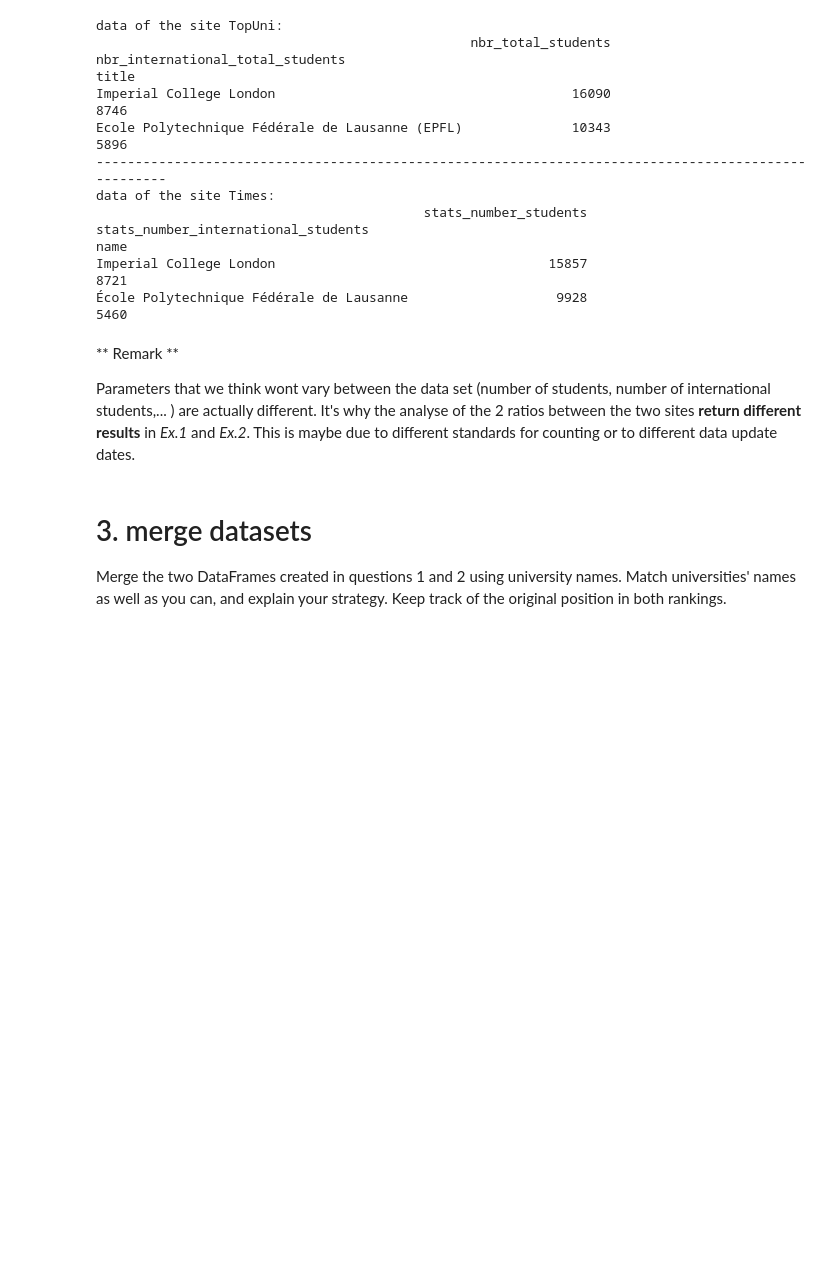
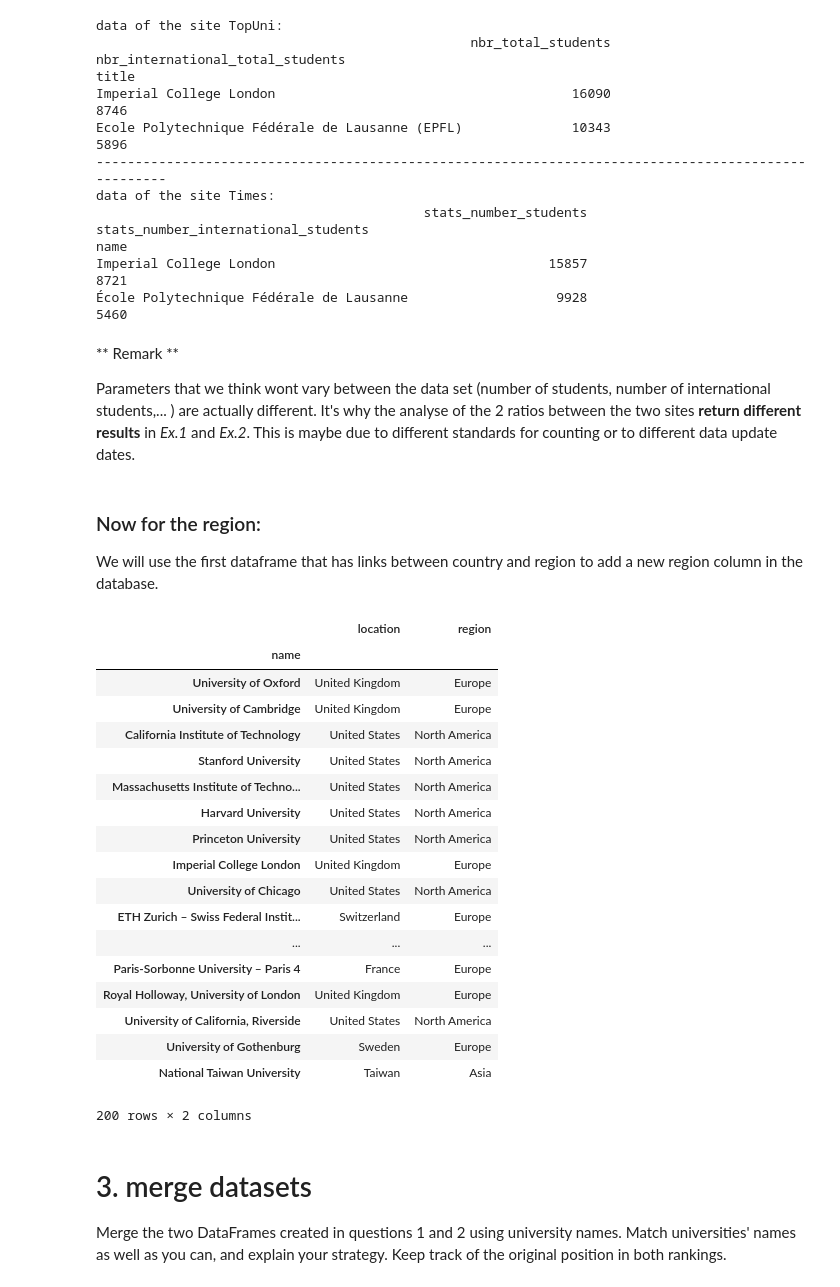
Before and after one commit to NicoBrun/ada2017, a Jupyter notebook: 02 - Data from the Web/Homework 2.ipynb, the cells around one changed output. Cells and saved outputs as stored; diff of their text form; code cells hidden in the pictures; blank space fills up the shorter version.

Commit message:
added mapping country -> region

```diff
--- a/02 - Data from the Web/Homework 2.ipynb
+++ b/02 - Data from the Web/Homework 2.ipynb
@@ -437,6 +437,51 @@ Imperial College London                                   15857
 <font color='MidnightBlue'>
 
 Parameters that we think wont vary between the data set (number of students, number of international students,... ) are actually different. It's why the analyse of the 2 ratios between the two sites **return different results** in _Ex.1_ and _Ex.2_. This is maybe due to different standards for counting or to different data update dates.
+# %% [markdown]
+### Now for the region:
+We will use the first dataframe that has links between country and region to add a new region column in the database.
+# %%
+mapCountryRegion = fullDataFrameTopUni200.copy()[['region','country']].drop_duplicates(subset=['region', 'country'], keep='first')
+mapCountryRegion = mapCountryRegion.set_index('country')
+
+def createRegionUsingCountry(row):
+    #we floor because the percentage are approximated and floored.
+    return mapCountryRegion.region.get(row['location'], np.nan)
+
+filteredDataFrame3 = fullDataFrameTimes200.copy()[['name','location']]
+filteredDataFrame3['region'] = filteredDataFrame3.apply (lambda row: createRegionUsingCountry (row),axis=1)
+#there is only 2 countries that are not in the first dataframe: russian federation and luxembourg, so we can add them by hand
+#na_free = filteredDataFrame3.dropna()
+#only_na = filteredDataFrame3[~filteredDataFrame3.index.isin(na_free.index)]
+#only_na represent the list of country that have no regions
+#only_na
+#Russia
+filteredDataFrame3 = filteredDataFrame3.set_index('name')
+filteredDataFrame3.set_value('Lomonosov Moscow State University','region','Europe')
+#Luxembourg
+filteredDataFrame3.set_value('University of Luxembourg','region','Europe')
+
+filteredDataFrame3
+# %% [output]
+|  | location | region |
+| name |  |  |
+| University of Oxford | United Kingdom | Europe |
+| University of Cambridge | United Kingdom | Europe |
+| California Institute of Technology | United States | North America |
+| Stanford University | United States | North America |
+| Massachusetts Institute of Techno... | United States | North America |
+| Harvard University | United States | North America |
+| Princeton University | United States | North America |
+| Imperial College London | United Kingdom | Europe |
+| University of Chicago | United States | North America |
+| ETH Zurich – Swiss Federal Instit... | Switzerland | Europe |
+| ... | ... | ... |
+| Paris-Sorbonne University – Paris 4 | France | Europe |
+| Royal Holloway, University of London | United Kingdom | Europe |
+| University of California, Riverside | United States | North America |
+| University of Gothenburg | Sweden | Europe |
+| National Taiwan University | Taiwan | Asia |
+200 rows × 2 columns
 # %% [markdown]
 # 3. merge datasets
 Merge the two DataFrames created in questions 1 and 2 using university names. Match universities' names as well as you can, and explain your strategy. Keep track of the original position in both rankings.
```
